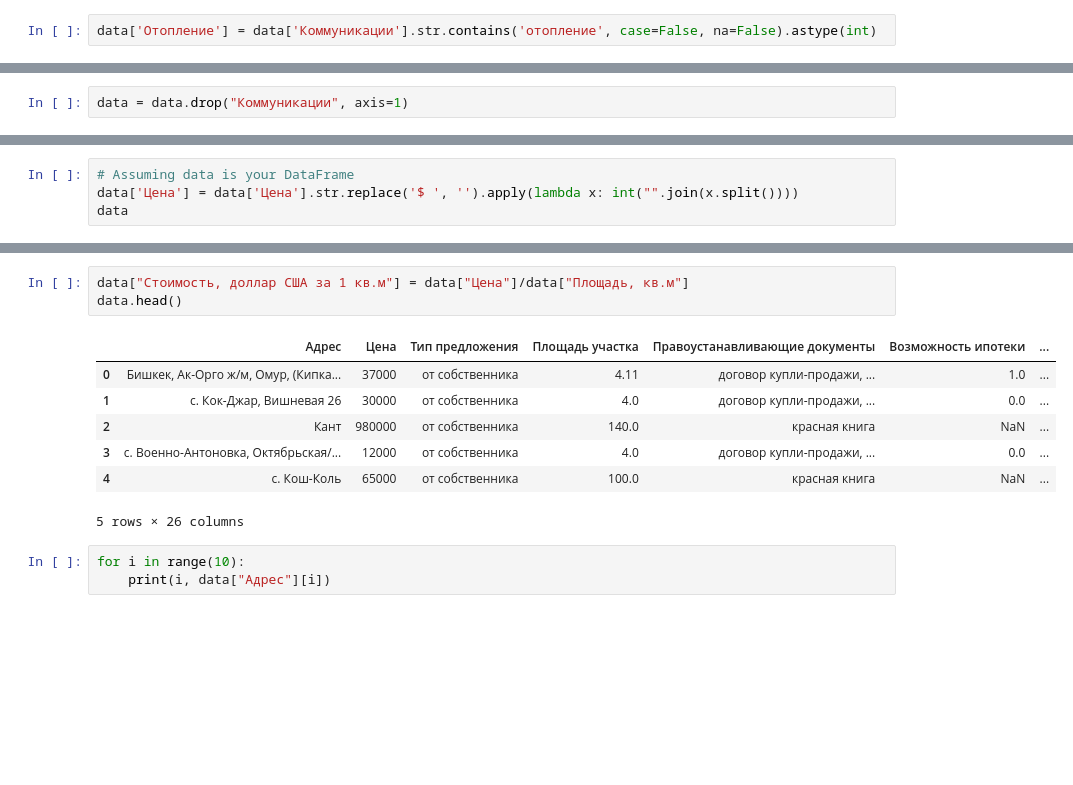
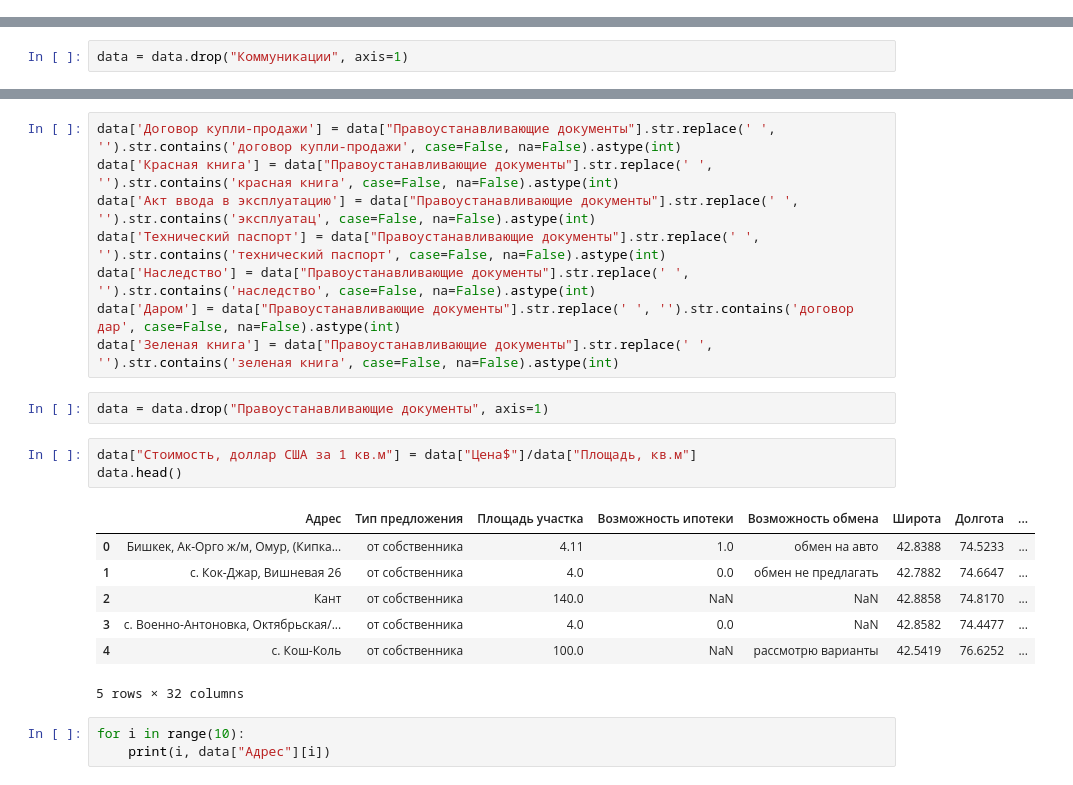
Before and after one commit to thedinaiym/Chui-Region-Research-Price, a Jupyter notebook: FeatureEngineering.ipynb, the cells around one changed output, grey strips where cells are left out. Cells and saved outputs as stored; diff of their text form; blank space fills up the shorter version.

```diff
--- a/FeatureEngineering.ipynb
+++ b/FeatureEngineering.ipynb
@@ -165,8 +169,6 @@ result_list = [longest_string, len(longest_string)]
 print("Longest string in 'Коммуникации':", result_list)
 # %% [output]
 Longest string in 'Коммуникации': ['свет,                                             газ,                                             интернет,                                             отопление,  ...
-# %%
-data['Отопление'] = data['Коммуникации'].str.contains('отопление', case=False, na=False).astype(int)
 # %%
 data.isnull().sum()
 # %% [output]
@@ -247,4 +248,0 @@ Unique values in 'Правоустанавливающие документы' a
-# %%
-# Assuming data is your DataFrame
-data['Цена'] = data['Цена'].str.replace('$ ', '').apply(lambda x: int("".join(x.split())))
-data
@@ -265,14 +249,24 @@ data
+# %%
+data['Договор купли-продажи'] = data["Правоустанавливающие документы"].str.replace(' ', '').str.contains('договор купли-продажи', case=False, na=False).astype(int)
+data['Красная книга'] = data["Правоустанавливающие документы"].str.replace(' ', '').str.contains('красная книга', case=False, na=False).astype(int)
+data['Акт ввода в эксплуатацию'] = data["Правоустанавливающие документы"].str.replace(' ', '').str.contains('эксплуатац', case=False, na=False).astype(int)
+data['Технический паспорт'] = data["Правоустанавливающие документы"].str.replace(' ', '').str.contains('технический паспорт', case=False, na=False).astype(int)
+data['Наследство'] = data["Правоустанавливающие документы"].str.replace(' ', '').str.contains('наследство', case=False, na=False).astype(int)
+data['Даром'] = data["Правоустанавливающие документы"].str.replace(' ', '').str.contains('договор дар', case=False, na=False).astype(int)
+data['Зеленая книга'] = data["Правоустанавливающие документы"].str.replace(' ', '').str.contains('зеленая книга', case=False, na=False).astype(int)
+# %%
+data = data.drop("Правоустанавливающие документы", axis=1)
 # %%
-data["Стоимость, доллар США за 1 кв.м"] = data["Цена"]/data["Площадь, кв.м"]
+data["Стоимость, доллар США за 1 кв.м"] = data["Цена$"]/data["Площадь, кв.м"]
 data.head()
 # %% [output]
-|  | Адрес | Цена | Тип предложения | Площадь участка | Правоустанавливающие документы | Возможность ипотеки | ... |
-| 0 | Бишкек, Ак-Орго ж/м, Омур, (Кипка... | 37000 | от собственника | 4.11 | договор купли-продажи, ... | 1.0 | ... |
-| 1 | с. Кок-Джар, Вишневая 26 | 30000 | от собственника | 4.0 | договор купли-продажи, ... | 0.0 | ... |
-| 2 | Кант | 980000 | от собственника | 140.0 | красная книга | NaN | ... |
-| 3 | с. Военно-Антоновка, Октябрьская/... | 12000 | от собственника | 4.0 | договор купли-продажи, ... | 0.0 | ... |
-| 4 | с. Кош-Коль | 65000 | от собственника | 100.0 | красная книга | NaN | ... |
+|  | Адрес | Тип предложения | Площадь участка | Возможность ипотеки | Возможность обмена | Широта | Долгота | ... |
+| 0 | Бишкек, Ак-Орго ж/м, Омур, (Кипка... | от собственника | 4.11 | 1.0 | обмен на авто | 42.8388 | 74.5233 | ... |
+| 1 | с. Кок-Джар, Вишневая 26 | от собственника | 4.0 | 0.0 | обмен не предлагать | 42.7882 | 74.6647 | ... |
+| 2 | Кант | от собственника | 140.0 | NaN | NaN | 42.8858 | 74.8170 | ... |
+| 3 | с. Военно-Антоновка, Октябрьская/... | от собственника | 4.0 | 0.0 | NaN | 42.8582 | 74.4477 | ... |
+| 4 | с. Кош-Коль | от собственника | 100.0 | NaN | рассмотрю варианты | 42.5419 | 76.6252 | ... |
-5 rows × 26 columns
+5 rows × 32 columns
 # %%
 for i in range(10):
     print(i, data["Адрес"][i])
```
Also changed, not shown: parts of 31 cells of this notebook, 13 other files.
